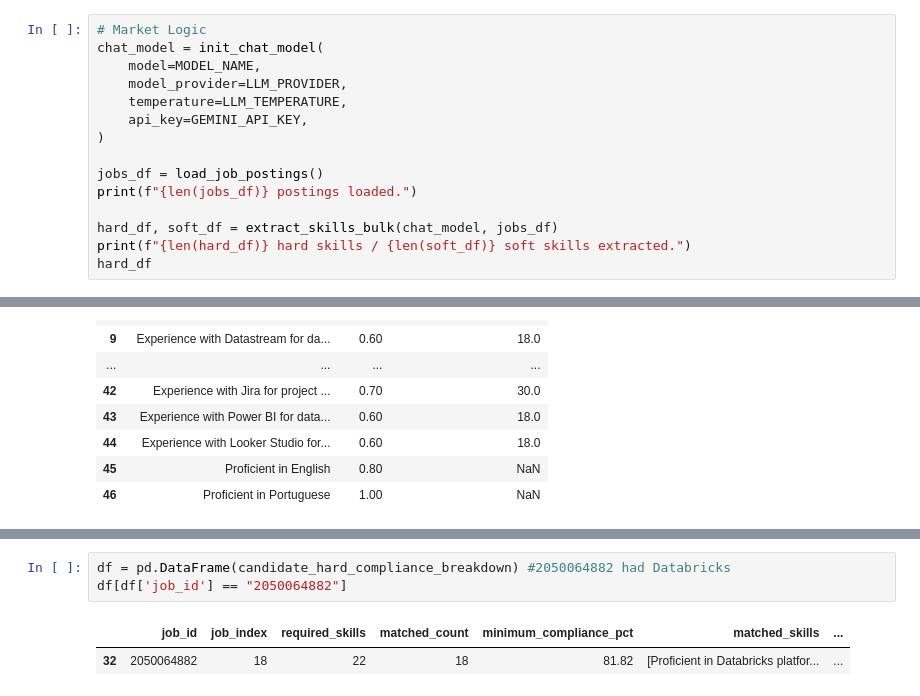
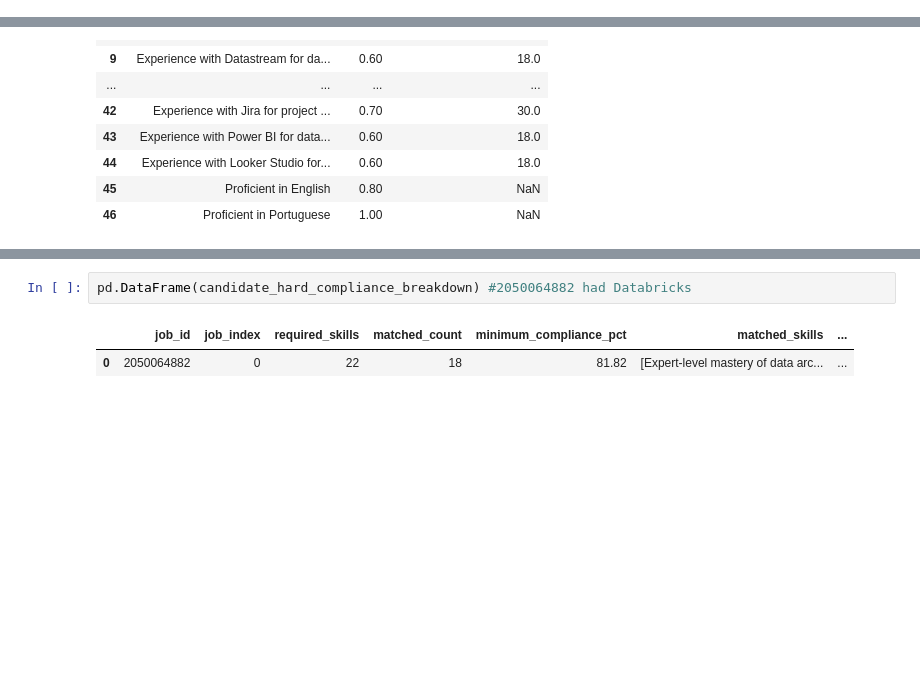
Before and after one commit to cgodevs/market-technical-fit-analysis-tool, a Jupyter notebook: docs/demo.ipynb, the cells around one changed output, grey strips where cells are left out. Cells and saved outputs as stored; diff of their text form; blank space fills up the shorter version.

Commit message:
test: :test_tube: Reorganize and display initial test for HARD skills only

```diff
--- a/docs/demo.ipynb
+++ b/docs/demo.ipynb
@@ -207,18 +296,3 @@ def load_job_postings() -> pd.DataFrame:
             rows = cur.fetchall()
             cols = [desc[0] for desc in cur.description]
     return pd.DataFrame(rows, columns=cols)
-# %%
-# Market Logic
-chat_model = init_chat_model(
-    model=MODEL_NAME,
-    model_provider=LLM_PROVIDER,
-    temperature=LLM_TEMPERATURE,
-    api_key=GEMINI_API_KEY,
-)
-
-jobs_df = load_job_postings()
-print(f"{len(jobs_df)} postings loaded.")
-
-hard_df, soft_df = extract_skills_bulk(chat_model, jobs_df)
-print(f"{len(hard_df)} hard skills / {len(soft_df)} soft skills extracted.")
-hard_df
@@ -1031,6 +1063,5 @@ pd.DataFrame(candidate_soft_compliance_breakdown)
 # %%
-df = pd.DataFrame(candidate_hard_compliance_breakdown) #2050064882 had Databricks
-df[df['job_id'] == "2050064882"]
+pd.DataFrame(candidate_hard_compliance_breakdown) #2050064882 had Databricks
 # %% [output]
 |  | job_id | job_index | required_skills | matched_count | minimum_compliance_pct | matched_skills | ... |
-| 32 | 2050064882 | 18 | 22 | 18 | 81.82 | [Proficient in Databricks platfor... | ... |
+| 0 | 2050064882 | 0 | 22 | 18 | 81.82 | [Expert-level mastery of data arc... | ... |
```
Also changed, not shown: parts of 23 cells of this notebook.
